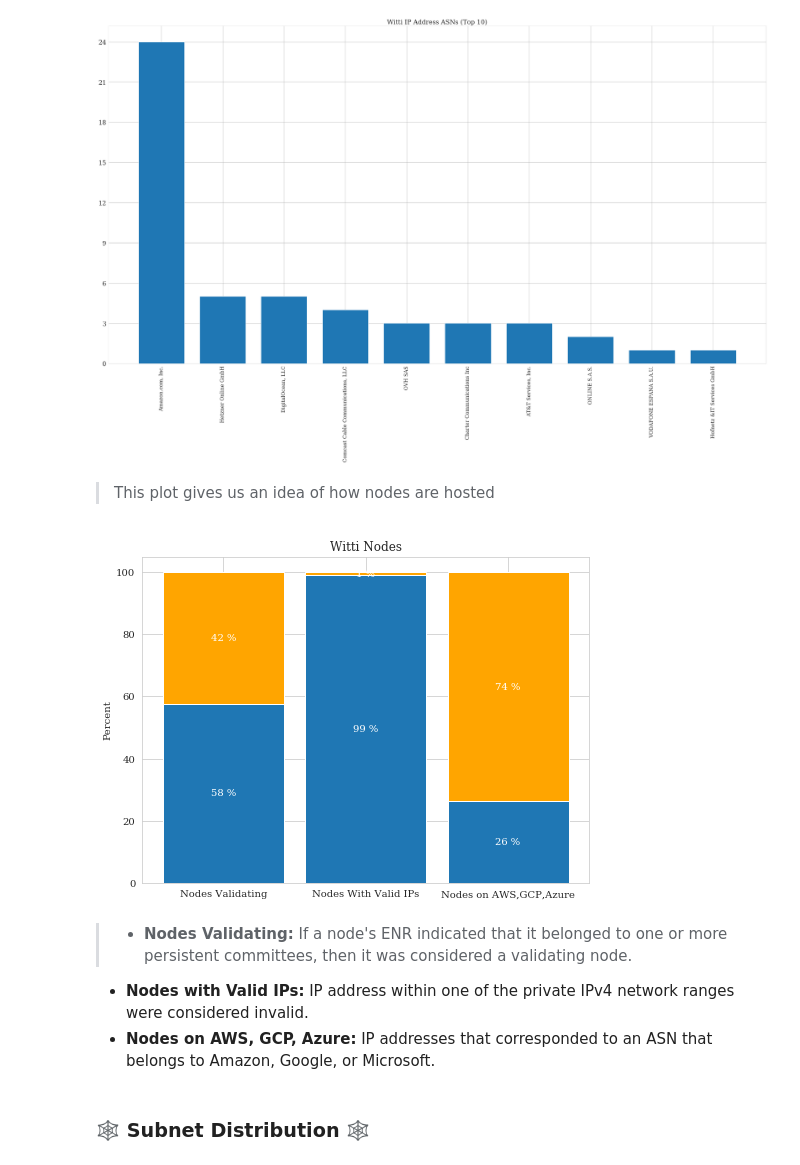
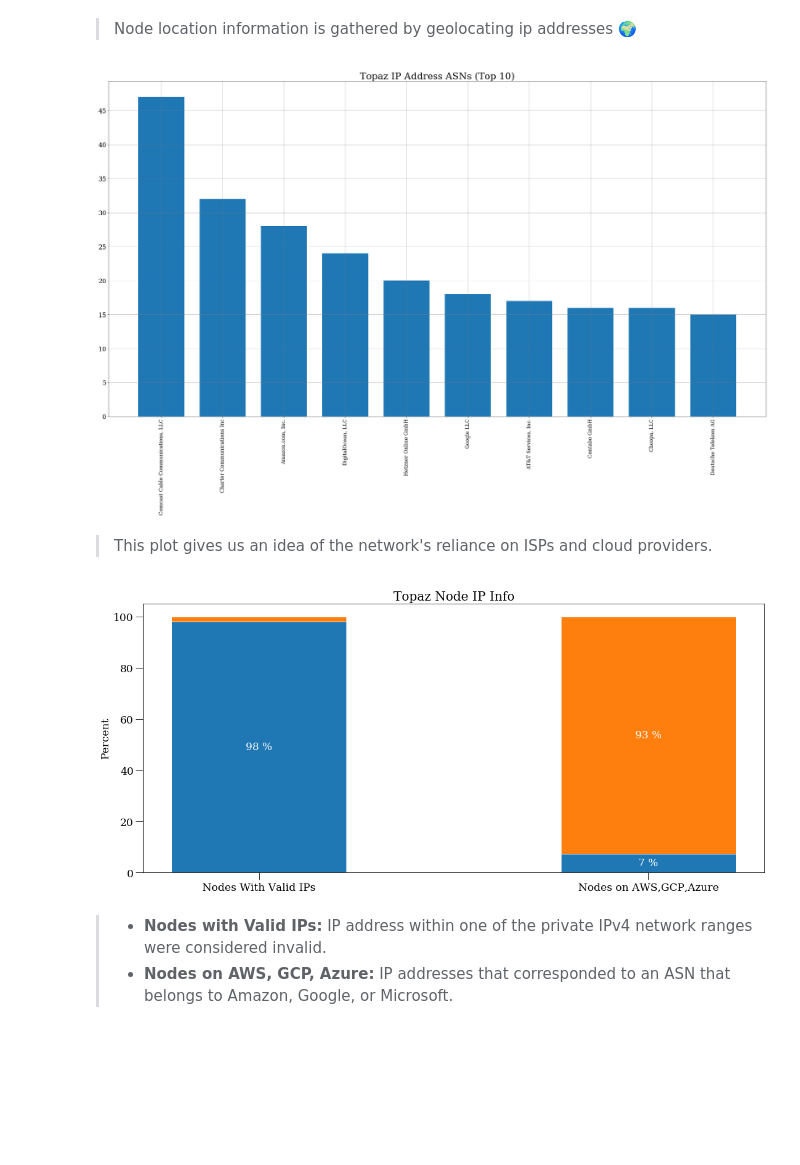
Before and after one commit to jrhea/prkl, a Jupyter notebook: analysis/testnet-analysis.ipynb, the cells around one changed output. Cells and saved outputs as stored; diff of their text form; code cells hidden in the pictures; blank space fills up the shorter version.

Commit message:
added basic consensus data and reworked many of the plots

```diff
--- a/analysis/testnet-analysis.ipynb
+++ b/analysis/testnet-analysis.ipynb
@@ -5,7 +5,7 @@ warnings.filterwarnings('ignore')
 TOPAZ = ("topaz","f071c66c")
 WITTI = ("witti","f6775d07")
 # %%
-NETWORK,FORK_DIGEST=WITTI
+NETWORK,FORK_DIGEST=TOPAZ
 LOAD_SESSION=False
 # %%
 import pandas as pd
@@ -51,14 +83,16 @@ import pickle
 
 
 if LOAD_SESSION is True:
-    (df_all_with_dups, df_all, df, tot_num_nodes, num_nodes) = load_data(NETWORK,FORK_DIGEST,True)
+    active_validators = load_consensus_data(NETWORK,True)
+    (df_all_with_dups, df_all, df, tot_num_nodes, num_nodes) = load_crawl_data(NETWORK,FORK_DIGEST,True)
     # load any stored ip info
     ips = df["ip4"].to_list()
     file = open('../data/ips_info.pkl', 'rb')
     saved_ips_info = pickle.load(file)
     file.close()
 else:
-    (df_all_with_dups, df_all, df, tot_num_nodes, num_nodes) = load_data(NETWORK,FORK_DIGEST,False)
+    active_validators = load_consensus_data(NETWORK,False)
+    (df_all_with_dups, df_all, df, tot_num_nodes, num_nodes) = load_crawl_data(NETWORK,FORK_DIGEST,False)
     # load any stored ip info
     ips = df["ip4"].to_list()
     file = open('../data/ips_info.pkl', 'rb')
@@ -86,6 +120,8 @@ else:
     pickle.dump(saved_ips_info,file)
     file.close()
 
+
+
 ips_info={}
 for ip in ips:
     ips_info[ip]=saved_ips_info[ip]
@@ -158,3 +252,5 @@ display(md("> #### Only nodes with fork-digest `{}` are members of the `{}` netw
+# %% [markdown]
+> Node location information is gathered by geolocating ip addresses 🌍
 # %%
 from collections import Counter
 import numpy as np
@@ -173,7 +269,7 @@ indexes = np.arange(len(labels))
 width = .75
 plt.rc('font', family='serif')
 plt.figure(figsize=(30,20))
-plt.title(title_text, fontsize=20)
+plt.title(title_text, fontsize=30)
 plt.bar(indexes, values, width)
 plt.xticks(rotation=90)
 plt.xticks(indexes, labels, fontsize=16)
@@ -184,9 +280,9 @@ plt.grid(linestyle='-', linewidth='0.5', color='grey')
 plt.tight_layout()
 plt.show()
 # %% [output]
-[figure, old version]
+[figure, new version]
 # %% [markdown]
-> This plot gives us an idea of how nodes are hosted
+> This plot gives us an idea of the network's reliance on ISPs and cloud providers.
 # %%
 import numpy as np
 import matplotlib.pyplot as plt
@@ -196,55 +292,54 @@ from collections import Counter
 NUM_NODES = len(df)
 df_nodes_with_bad_ip = df_all_with_dups[df_all_with_dups['node_id'].isin(bad_ip_node_ids)].drop_duplicates(subset="node_id", keep = 'first')
 PERCENT_WITH_BAD_IP = len(df_nodes_with_bad_ip[df_nodes_with_bad_ip['fork_digest']==FORK_DIGEST])/NUM_NODES
-PERCENT_VALIDATING = len(df[df["subnet_ids"]!="[]"])/NUM_NODES
 num_nodes_cloud_hosted = 0
 for org in asn_orgs:
     if "Amazon"  in org or "Google" in org or "Microsoft" in org:
         num_nodes_cloud_hosted += 1
 
 PERCENT_CLOUD_HOSTED=num_nodes_cloud_hosted/NUM_NODES
 
 
 
 # Data
-r = [0,1,2]
-raw_data = {'blueBars': [PERCENT_VALIDATING,1-PERCENT_WITH_BAD_IP,PERCENT_CLOUD_HOSTED], 'orangeBars': [1-PERCENT_VALIDATING,PERCENT_WITH_BAD_IP,1-PERCENT_CLOUD_HOSTED]}
+r = [0,1]
+raw_data = {'blueBars': [1-PERCENT_WITH_BAD_IP,PERCENT_CLOUD_HOSTED], 'orangeBars': [PERCENT_WITH_BAD_IP,1-PERCENT_CLOUD_HOSTED]}
 df_nodes = pd.DataFrame(raw_data)
 
 # From raw value to percentage
 totals = [i+j for i,j in zip(df_nodes['blueBars'], df_nodes['orangeBars'])]
 blueBars = [i / j * 100 for i,j in zip(df_nodes['blueBars'], totals)]
 orangeBars = [i / j * 100 for i,j in zip(df_nodes['orangeBars'], totals)]
 
 # plot
-barWidth = 0.85
-names = ('Nodes Validating','Nodes With Valid IPs','Nodes on AWS,GCP,Azure')
-fig,ax = plt.subplots(figsize=(8,6))
-ax.bar(r, blueBars, color='#1f77b4', edgecolor='white', width=barWidth)
-ax.bar(r, orangeBars, bottom=blueBars, color='orange', edgecolor='white', width=barWidth)
-ax.set_ylabel('Percent')
+barWidth = 0.45
+names = ('Nodes With Valid IPs','Nodes on AWS,GCP,Azure')
+fig,ax = plt.subplots(figsize=(18,8))
+ax.bar(r, blueBars, color='C0', edgecolor='white', width=barWidth)
+ax.bar(r, orangeBars, bottom=blueBars, color='C1', edgecolor='white', width=barWidth)
+ax.set_ylabel('Percent',fontsize=17)
+ax.tick_params(size=12,labelsize=17)
 
 for p in ax.patches:
     width, height = p.get_width(), p.get_height()
     x, y = p.get_xy()
-    ax.text(x+width/2,
-            y+height/2,
-            '{:.0f} %'.format(height),
-            horizontalalignment='center',
-            verticalalignment='center',
-            color='white')
+    if height > 5:
+        ax.text(x+width/2,
+                y+height/2,
+                '{:.0f} %'.format(height),
+                horizontalalignment='center',
+                verticalalignment='center',
+                fontsize = 17,
+                color='white')
 
-plt.title(NETWORK.title()+' Nodes')
+plt.title(NETWORK.title()+' Node IP Info',fontsize=20)
 # Custom x axis
 plt.xticks(r, names)
 plt.rc('font', family='serif')
 # Show graphic
 plt.show()
 # %% [output]
-[figure, old version]
+[figure, new version]
 # %% [markdown]
-> - **Nodes Validating:** If a node's ENR indicated that it belonged to one or more persistent committees, then it was considered a validating node.
-- **Nodes with Valid IPs:** IP address within one of the private IPv4 network ranges were considered invalid.
-- **Nodes on AWS, GCP, Azure:** IP addresses that corresponded to an ASN that belongs to Amazon, Google, or Microsoft.
+> - **Nodes with Valid IPs:** IP address within one of the private IPv4 network ranges were considered invalid.
+> - **Nodes on AWS, GCP, Azure:** IP addresses that corresponded to an ASN that belongs to Amazon, Google, or Microsoft.
-# %% [markdown]
-### 🕸 Subnet Distribution 🕸
```
Also changed, not shown: parts of 22 cells of this notebook, 6 other files.
